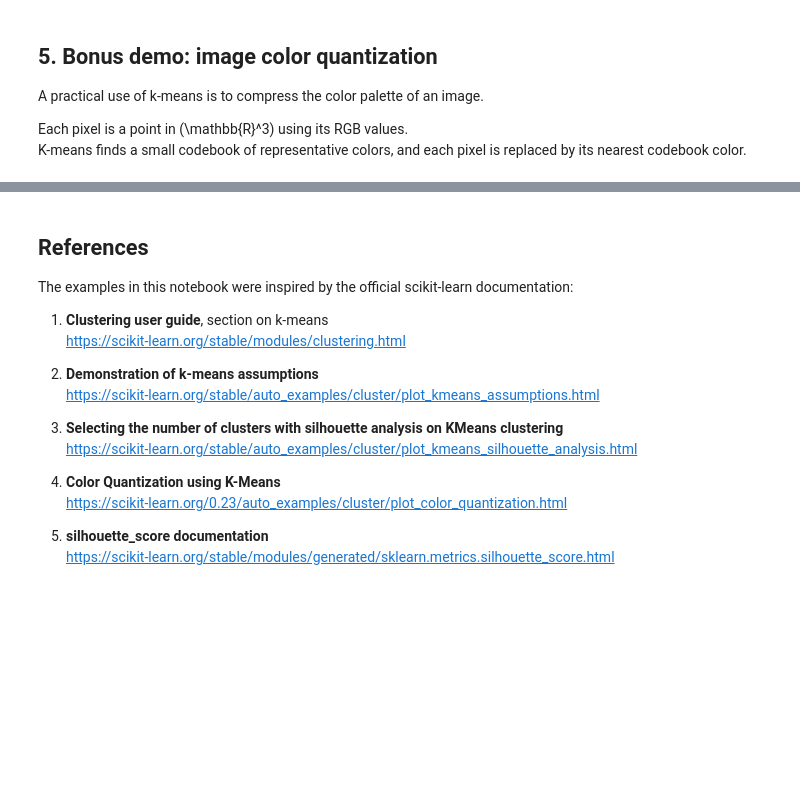
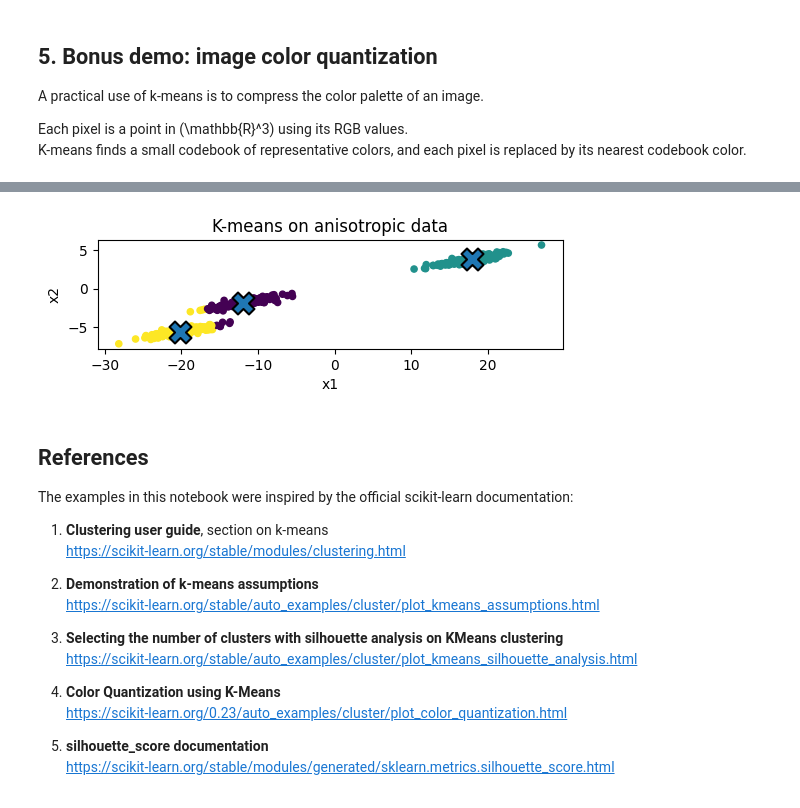
Before and after one commit to lena458/machine_learning, a Jupyter notebook: kmeans_demo_exercises.ipynb, the cells around one changed output, grey strips where cells are left out. Saved outputs shown, nothing was run; the diff lists cells and outputs as text; code cells hidden in the pictures; blank space fills up the shorter version.

```diff
--- a/kmeans_demo_exercises.ipynb
+++ b/kmeans_demo_exercises.ipynb
@@ -290,3 +411,20 @@ Show visually why k-means is less comfortable there.
+# %%
+#Exercise 6
+
+X_iso, _ = make_blobs(n_samples=500, centers=3, cluster_std=0.8, random_state=17)
+transformation = np.array([[3.0, 0.5],
+                           [0.2, 0.3]])
+X_aniso = X_iso @ transformation
+
+km_aniso = KMeans(n_clusters=3, init="k-means++", n_init=20, random_state=17)
+labels_aniso = km_aniso.fit_predict(X_aniso)
+
+fig, ax = plt.subplots()
+plot_clusters(X_aniso, labels_aniso, km_aniso.cluster_centers_, title="K-means on anisotropic data", ax=ax)
+ax.set_aspect("equal", adjustable="box")
+plt.show()
+# %% [output]
+[figure, added]
 # %% [markdown]
 
 ## References
```
Also changed, not shown: parts of 12 cells of this notebook.
